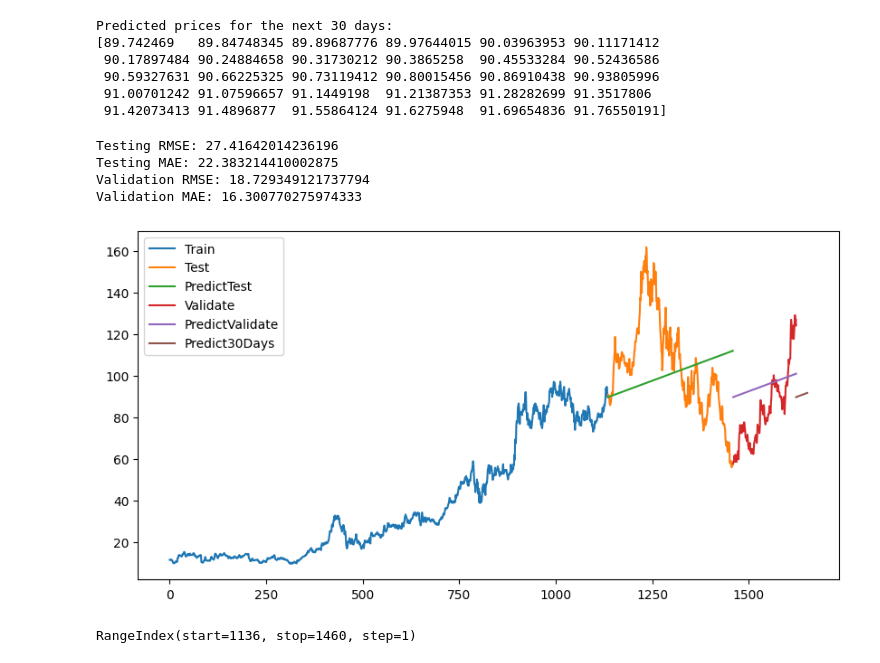
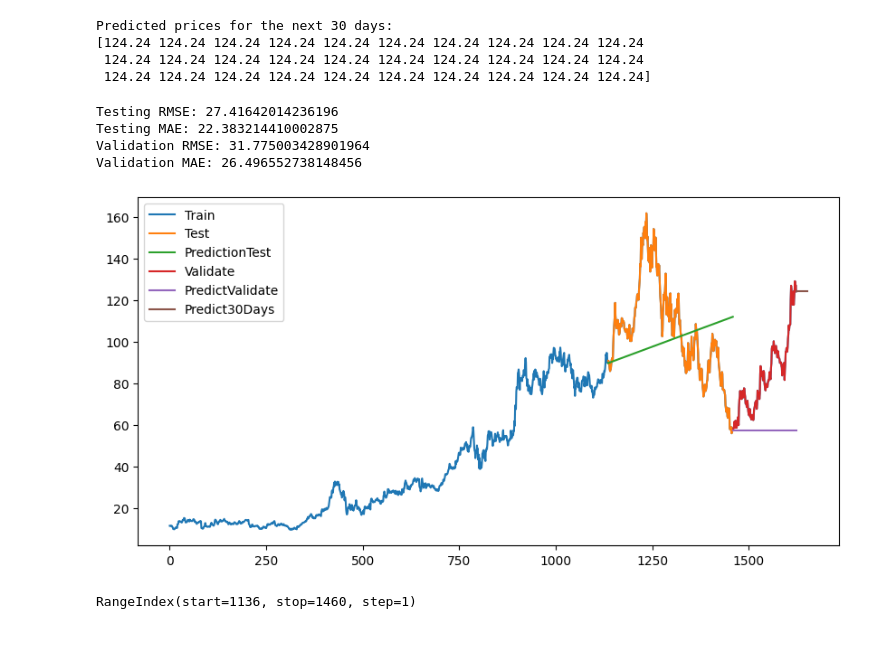
Before and after one commit to dangnghiepcuong/IS403.N21.HTTT_Nhom2, a Jupyter notebook: 3. ARIMA/ARIMA_model.ipynb, the cells around one changed output. Saved outputs shown, nothing was run; the diff lists cells and outputs as text; code cells hidden in the pictures.

```diff
--- a/3. ARIMA/ARIMA_model.ipynb
+++ b/3. ARIMA/ARIMA_model.ipynb
@@ -74,0 +58,12 @@ y_pred_val =  model.predict(n_periods=len(y_val))
+# %%
+# Quá trình Training
+train_data = df[:train_size+test_size]
+x_train = np.array(train_data.index).reshape(-1, 1)
+y_train = np.array(train_data['Price'])
+
+# Find the best ARIMA model using auto_arima
+from pmdarima.arima import auto_arima
+model = auto_arima(y_train, trace=True, error_action='ignore', suppress_warnings=True)
+
+# Fit the model
+model.fit(y_train)
@@ -74,0 +95,12 @@ y_pred_val =  model.predict(n_periods=len(y_val))
+# %%
+# Quá trình Training
+train_data = df
+x_train = np.array(train_data.index).reshape(-1, 1)
+y_train = np.array(train_data['Price'])
+
+# Find the best ARIMA model using auto_arima
+from pmdarima.arima import auto_arima
+model = auto_arima(y_train, trace=True, error_action='ignore', suppress_warnings=True)
+
+# Fit the model
+model.fit(y_train)
@@ -88,11 +133,9 @@ print('Predicted prices for the next 30 days:')
 print(y_next_30_days)
 # %% [output]
 Predicted prices for the next 30 days:
-[89.742469   89.84748345 89.89687776 89.97644015 90.03963953 90.11171412
- 90.17897484 90.24884658 90.31730212 90.3865258  90.45533284 90.52436586
- 90.59327631 90.66225325 90.73119412 90.80015456 90.86910438 90.93805996
- 91.00701242 91.07596657 91.1449198  91.21387353 91.28282699 91.3517806
- 91.42073413 91.4896877  91.55864124 91.6275948  91.69654836 91.76550191]
+[124.24 124.24 124.24 124.24 124.24 124.24 124.24 124.24 124.24 124.24
+ 124.24 124.24 124.24 124.24 124.24 124.24 124.24 124.24 124.24 124.24
+ 124.24 124.24 124.24 124.24 124.24 124.24 124.24 124.24 124.24 124.24]
 # %%
 # 7. Đánh giá độ chính xác validate, test
 def mape(actual, predicted):
@@ -122,21 +165,21 @@ print('Validation MAE:', valid_mae)
 # %% [output]
 Testing RMSE: 27.41642014236196
 Testing MAE: 22.383214410002875
-Validation RMSE: 18.729349121737794
-Validation MAE: 16.300770275974333
+Validation RMSE: 31.775003428901964
+Validation MAE: 26.496552738148456
 # %%
 # 9.Vẽ hình
 plt.figure(figsize=(10, 5))
 plt.plot(train_data.index, train_data['Price'])
 plt.plot(test_data.index, test_data['Price'])
 plt.plot(test_data.index, y_pred)
 plt.plot(val_data.index, y_val)
 plt.plot(val_data.index, y_pred_val)
 plt.plot(last_data,y_next_30_days)
-plt.legend(['Train', 'Test', 'PredictTest','Validate','PredictValidate','Predict30Days'])
+plt.legend(['Train', 'Test', 'PredictionTest','Validate','PredictValidate','Predict30Days'])
 plt.show()
 # %% [output]
-[figure, old version]
+[figure, new version]
 # %%
 test_data.index
 # %% [output]
```
Also changed, not shown: parts of 6 cells of this notebook.
